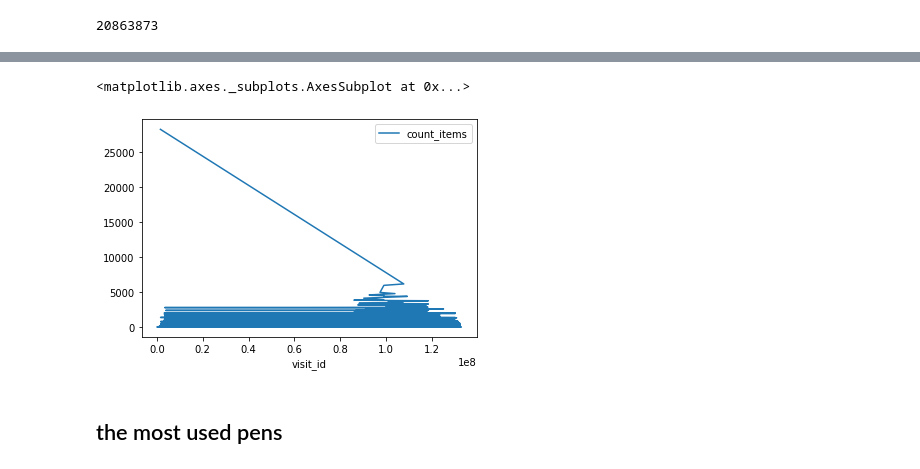
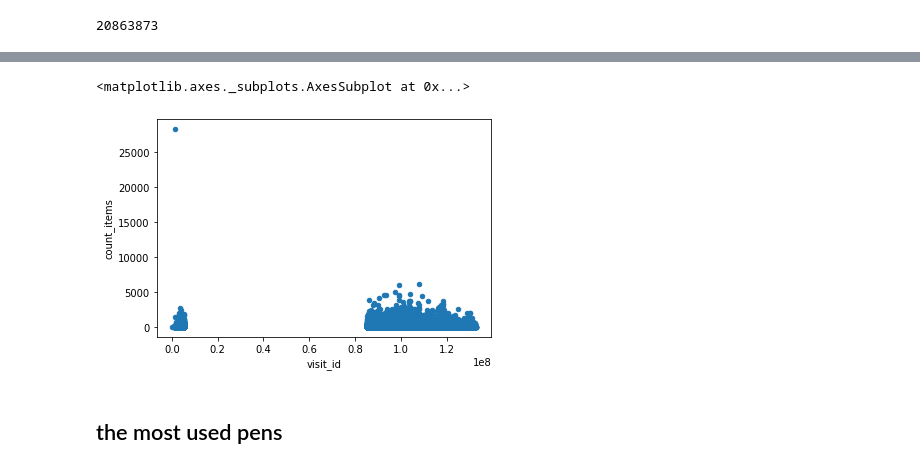
Before and after one commit to ShirinStar/Pen_Data_Dictionary, a Jupyter notebook: data/Pens Activity overview.ipynb, the cells around one changed output, grey strips where cells are left out. Cells and saved outputs as stored; diff of their text form; code cells hidden in the pictures.

```diff
--- a/data/Pens Activity overview.ipynb
+++ b/data/Pens Activity overview.ipynb
@@ -318,8 +322,8 @@ group_visit_count
-# %%
-group_visit_count.plot()
-# %% [output]
-<matplotlib.axes._subplots.AxesSubplot at 0x...>
-[figure, removed]
+# %%
+group_visit_count.plot(x='visit_id', y='count_items', kind= 'scatter')
+# %% [output]
+<matplotlib.axes._subplots.AxesSubplot at 0x...>
+[figure, added]
 # %% [markdown]
 ## the most used pens
 # %%
```
Also changed, not shown: parts of 4 cells of this notebook, 1 other file.
